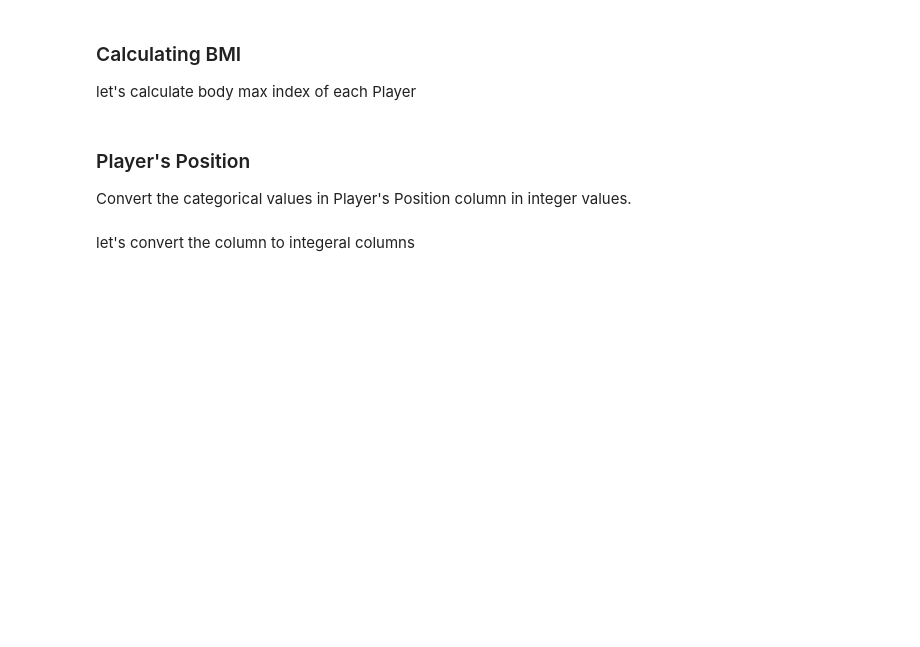
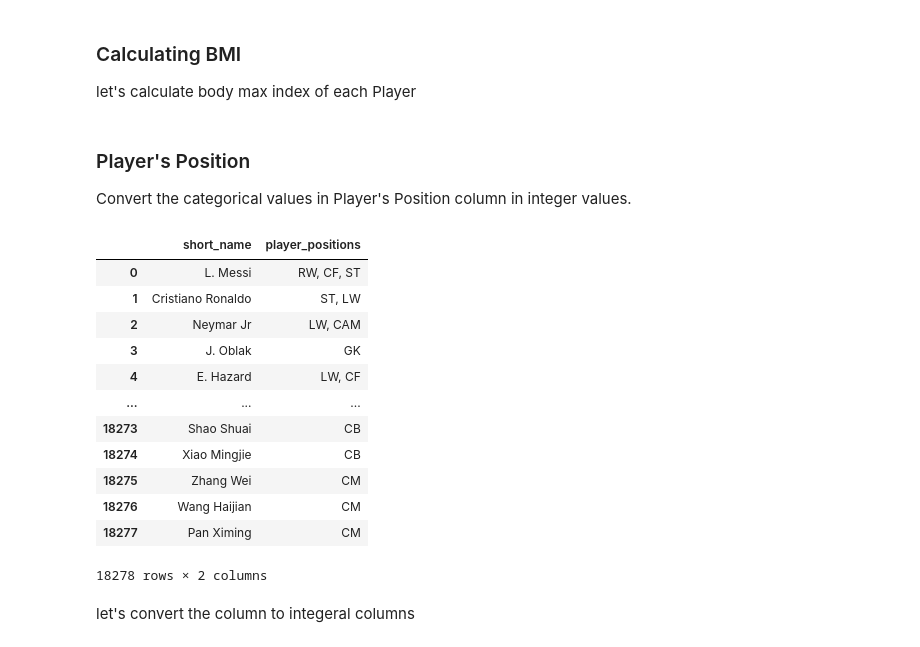
Before and after one commit to Finardiprof/Python, a Jupyter notebook: Fifa_data.ipynb, the cells around one changed output. Cells and saved outputs as stored; diff of their text form; code cells hidden in the pictures; blank space fills up the shorter version.

```diff
--- a/Fifa_data.ipynb
+++ b/Fifa_data.ipynb
@@ -94,6 +104,22 @@ let's calculate body max index of each Player
 # %% [markdown]
 ### Player's Position
 Convert the categorical values in Player's Position column in integer values.
+# %%
+df_20[['short_name','player_positions']]
+# %% [output]
+|  | short_name | player_positions |
+| 0 | L. Messi | RW, CF, ST |
+| 1 | Cristiano Ronaldo | ST, LW |
+| 2 | Neymar Jr | LW, CAM |
+| 3 | J. Oblak | GK |
+| 4 | E. Hazard | LW, CF |
+| ... | ... | ... |
+| 18273 | Shao Shuai | CB |
+| 18274 | Xiao Mingjie | CB |
+| 18275 | Zhang Wei | CM |
+| 18276 | Wang Haijian | CM |
+| 18277 | Pan Ximing | CM |
+18278 rows × 2 columns
 # %% [markdown]
 let's convert the column to integeral columns
 # %% [markdown]
```
Also changed, not shown: parts of 4 cells of this notebook.
